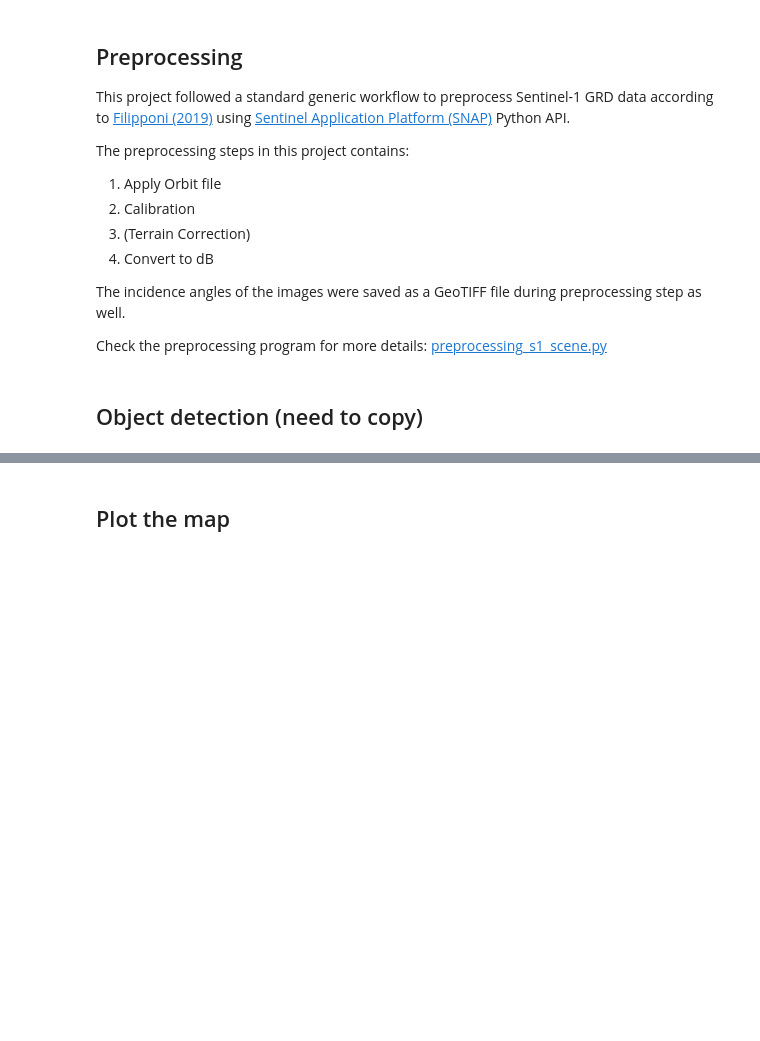
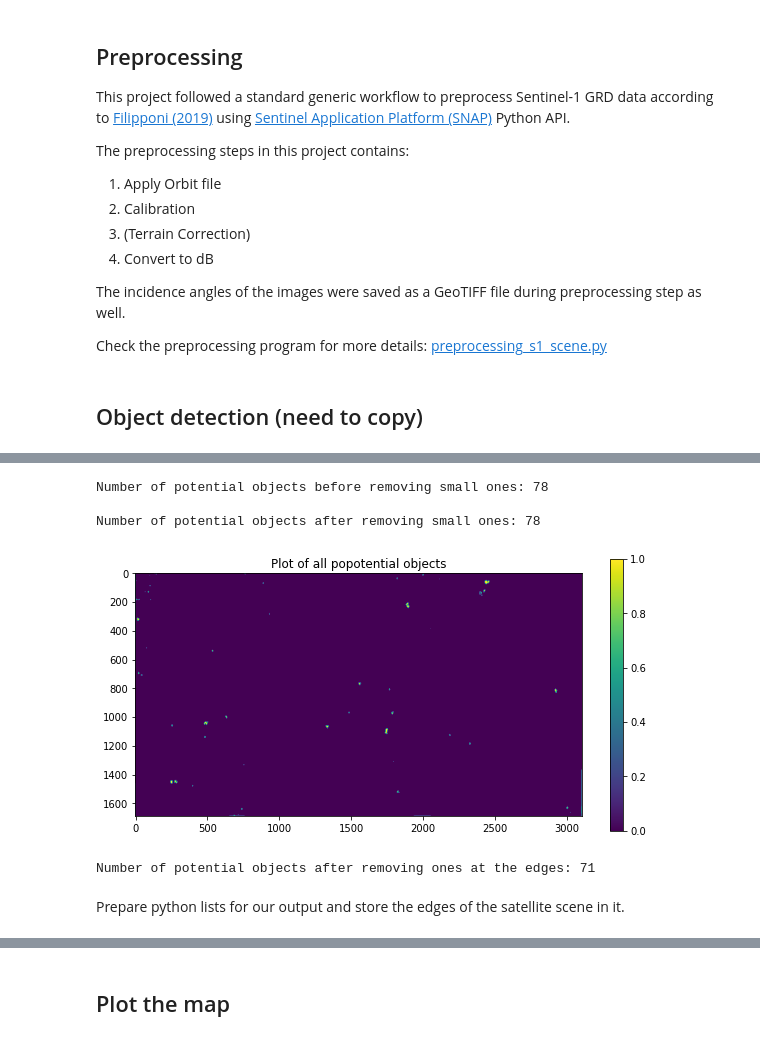
Before and after one commit to eikeschuett/IcebergShipDetection, a Jupyter notebook: Ship_Iceberg_Classification.ipynb, the cells around one changed output, grey strips where cells are left out. Drawn from its saved outputs; the diff is of its cells as text; code cells hidden in the pictures; blank space fills up the shorter version.

```diff
--- a/Ship_Iceberg_Classification.ipynb
+++ b/Ship_Iceberg_Classification.ipynb
@@ -622,0 +758,44 @@ Check the preprocessing program for more details: [preprocessing_s1_scene.py](ht
+# %%
+# Assign unique value for each region of same values
+roi_labeled = measure.label(roi, connectivity=2)
+print("Number of potential objects before removing small ones: " + str(np.max(roi_labeled)))
+
+# Count occurences of unique values
+unique, counts = np.unique(roi_labeled, return_counts=True)
+
+# Get index of all regions consisting of less then 5 pixels
+# np where returns a tuple of an np.array, [0] at end gets only the np.array
+idx = np.where(counts<3)[0]
+
+# Assign 0 to all pixels in the roi-mask that are only small regions
+for i in idx:
+    roi[roi_labeled==i] = 0
+
+# Assign unique value for each region of same values again, now without the small regions
+roi_labeled = measure.label(roi, connectivity=2)
+print("\nNumber of potential objects after removing small ones: " + str(np.max(roi_labeled)) + "\n")
+
+plt.figure(figsize=(10,5))
+plt.imshow(roi)
+plt.colorbar()
+plt.title("Plot of all popotential objects")
+plt.show()
+
+# Get bboxes of each region
+bboxes = [area.bbox for area in measure.regionprops(roi_labeled)]
+
+# Remove all bboxes which are at the border of the image (likely not fully within the image)
+bboxes = [bound for bound in bboxes if bound[0] > 0 and
+            bound[2]<np.shape(b3)[0] and
+            bound[1]>0 and
+            bound[3]<np.shape(b3)[1]]
+
+print("\nNumber of potential objects after removing ones at the edges: " + str(len(bboxes)) + "\n")
+# %% [output]
+Number of potential objects before removing small ones: 78
+
+Number of potential objects after removing small ones: 78
+[figure, added]
+Number of potential objects after removing ones at the edges: 71
+# %% [markdown]
+Prepare python lists for our output and store the edges of the satellite scene in it.
```
Also changed, not shown: parts of 28 cells of this notebook.
